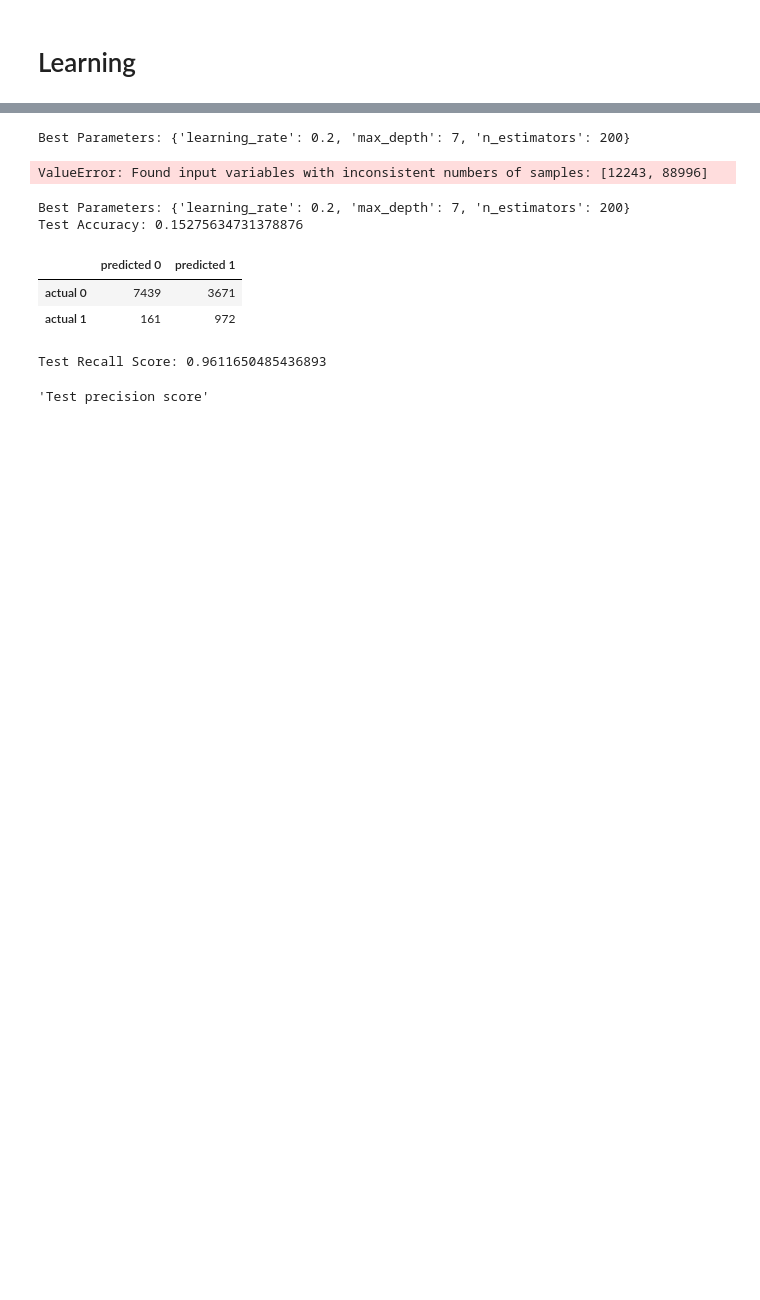
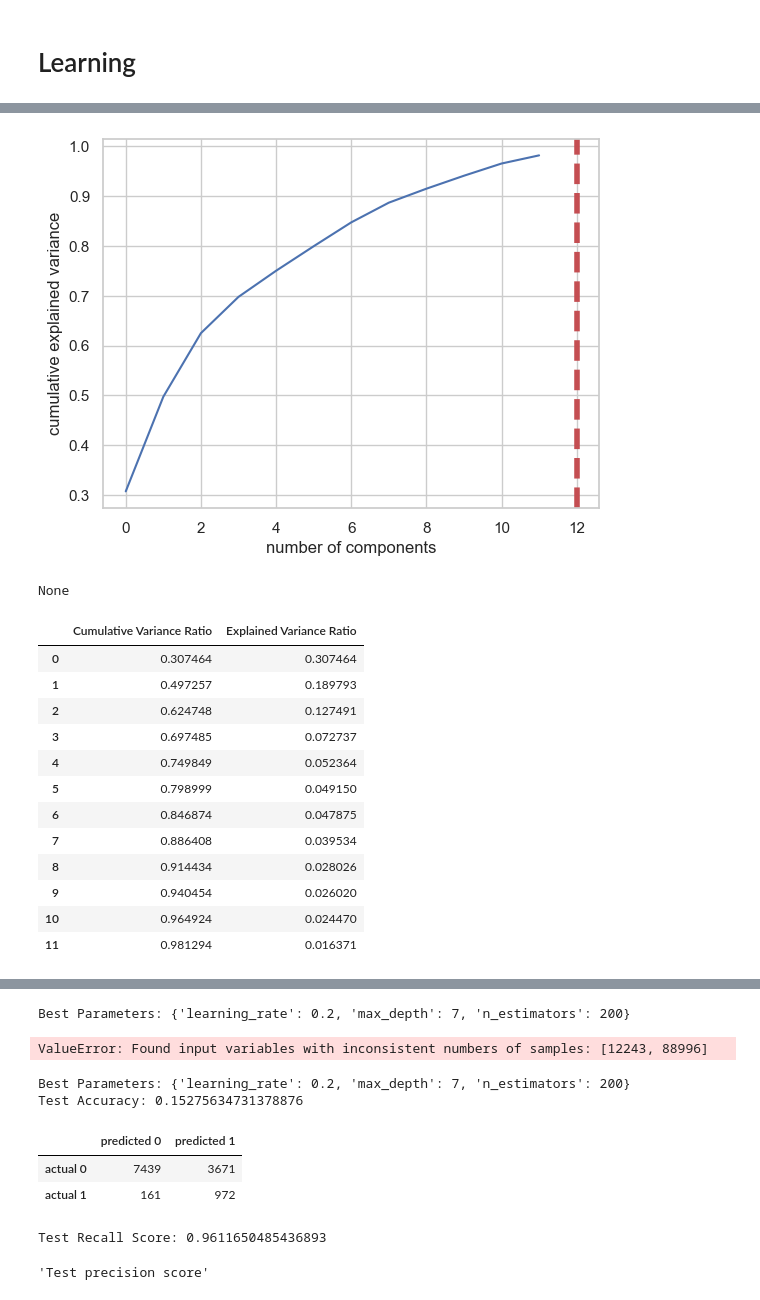
Before and after one commit to dansil2301/MarketBot, a Jupyter notebook: DataAnalyze/AI_traning.ipynb, the cells around one changed output, grey strips where cells are left out. Drawn from its saved outputs; the diff is of its cells as text; code cells hidden in the pictures; blank space fills up the shorter version.

```diff
--- a/DataAnalyze/AI_traning.ipynb
+++ b/DataAnalyze/AI_traning.ipynb
@@ -171,22 +208,38 @@ display(importances)
 # %%
 import matplotlib.pyplot as plt
 import seaborn as sns
 from sklearn.decomposition import PCA
 
 pca_test = PCA(n_components=12)
 pca_test.fit(X_train_scaled)
 sns.set(style='whitegrid')
 plt.plot(np.cumsum(pca_test.explained_variance_ratio_))
 plt.xlabel('number of components')
 plt.ylabel('cumulative explained variance')
-plt.axvline(linewidth=4, color='r', linestyle = '--', x=10, ymin=0, ymax=1)
+plt.axvline(linewidth=4, color='r', linestyle = '--', x=12, ymin=0, ymax=1)
 display(plt.show())
 evr = pca_test.explained_variance_ratio_
 cvr = np.cumsum(pca_test.explained_variance_ratio_)
 pca_df = pd.DataFrame()
 pca_df['Cumulative Variance Ratio'] = cvr
 pca_df['Explained Variance Ratio'] = evr
-display(pca_df.head(10))
+display(pca_df.head(12))
+# %% [output]
+[figure, added]
+None
+|  | Cumulative Variance Ratio | Explained Variance Ratio |
+| 0 | 0.307464 | 0.307464 |
+| 1 | 0.497257 | 0.189793 |
+| 2 | 0.624748 | 0.127491 |
+| 3 | 0.697485 | 0.072737 |
+| 4 | 0.749849 | 0.052364 |
+| 5 | 0.798999 | 0.049150 |
+| 6 | 0.846874 | 0.047875 |
+| 7 | 0.886408 | 0.039534 |
+| 8 | 0.914434 | 0.028026 |
+| 9 | 0.940454 | 0.026020 |
+| 10 | 0.964924 | 0.024470 |
+| 11 | 0.981294 | 0.016371 |
 # %%
 from sklearn.model_selection import RandomizedSearchCV
 n_estimators = [int(x) for x in np.linspace(start = 100, stop = 1000, num = 10)]
```
Also changed, not shown: parts of 10 cells of this notebook, 1 other file.
